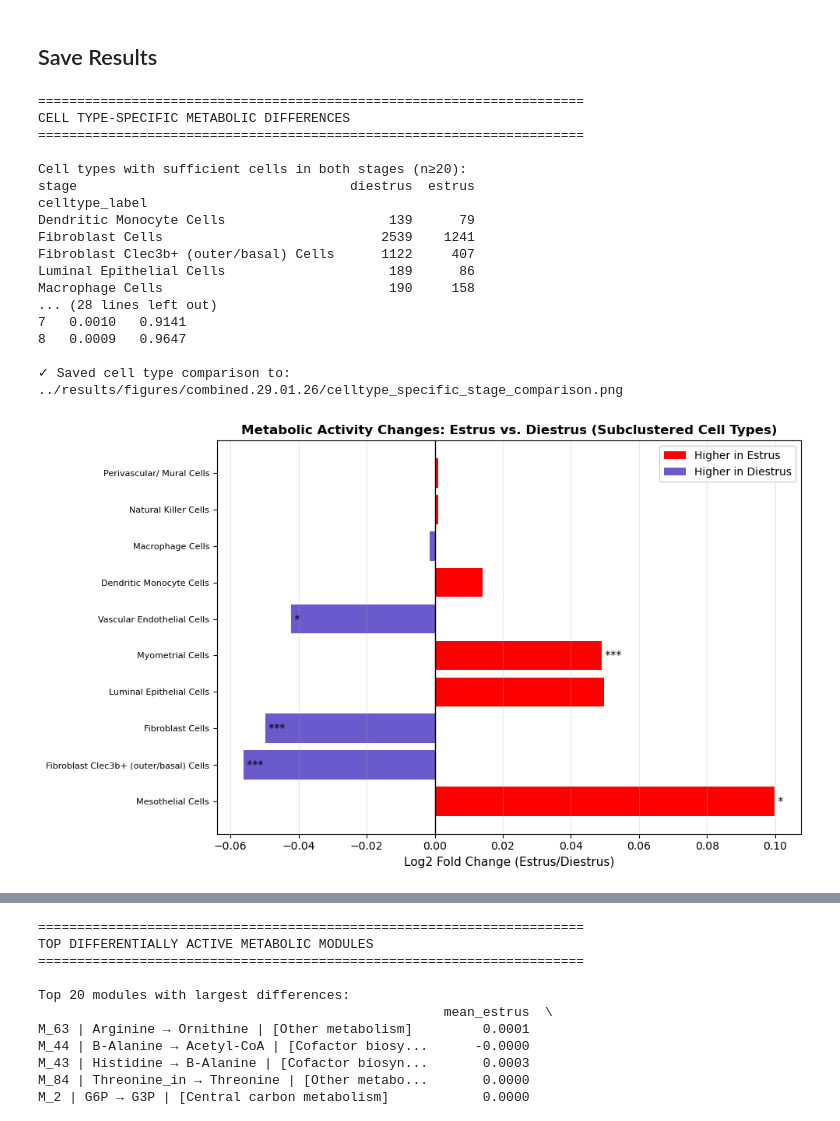
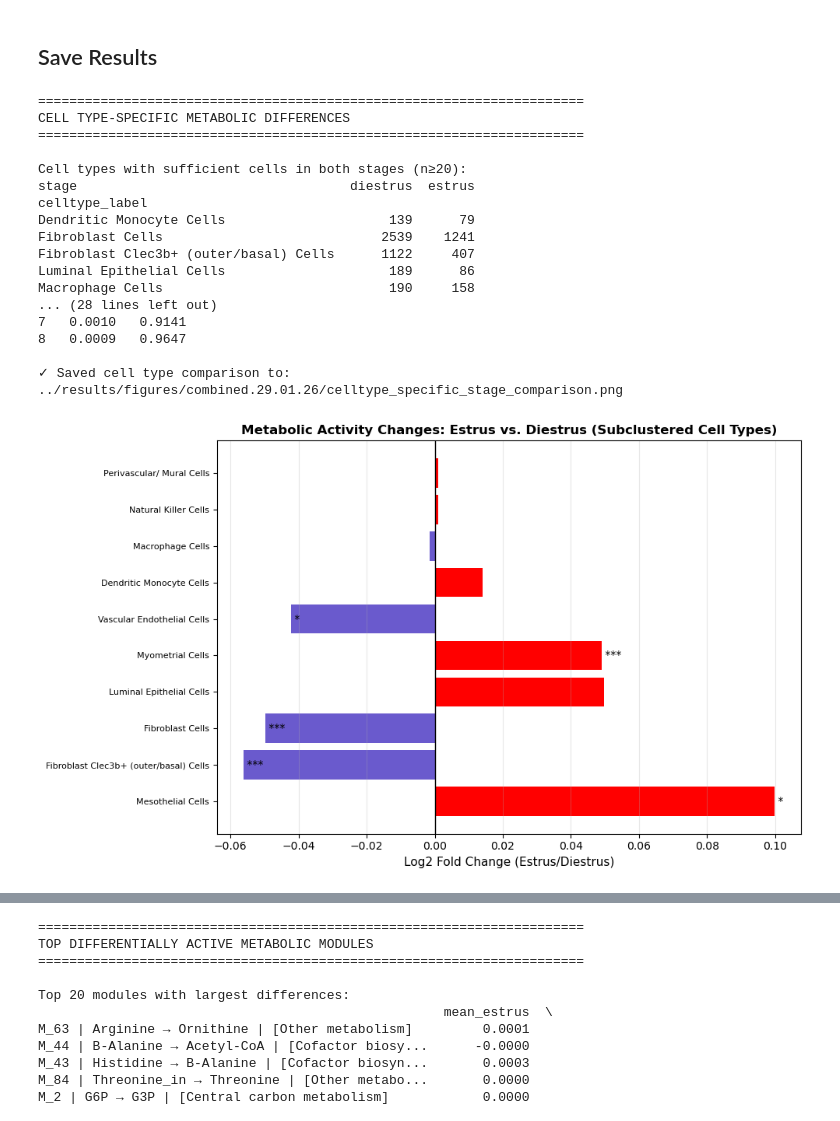
Before and after one commit to gthornes/FLUXestimatorGT, a Jupyter notebook: notebooks/03_flux_estimation.ipynb, the cells around one changed output, grey strips where cells are left out. Drawn from its saved outputs; the diff is of its cells as text; code cells hidden in the pictures.

```diff
--- a/notebooks/03_flux_estimation.ipynb
+++ b/notebooks/03_flux_estimation.ipynb
@@ -527,13 +648,13 @@ if flux_files and 'stage' in flux_by_cell.columns:
     ax.axvline(0, color='black', linewidth=1)
     ax.grid(axis='x', alpha=0.3)
 
-    # Add legend for colors
-    from matplotlib.patches import Patch
-    legend_elements = [
-        Patch(facecolor='red', label='Higher in Estrus'),
-        Patch(facecolor='slateblue', label='Higher in Diestrus')
-    ]
-    ax.legend(handles=legend_elements, loc='upper right', framealpha=0.9)
+    # # Add legend for colors
+    # from matplotlib.patches import Patch
+    # legend_elements = [
+    #     Patch(facecolor='red', label='Higher in Estrus'),
+    #     Patch(facecolor='slateblue', label='Higher in Diestrus')
+    # ]
+    # ax.legend(handles=legend_elements, loc='upper right', framealpha=0.9)
 
     # Add significance markers
     for i, (idx, row) in enumerate(ct_comparison.iterrows()):
@@ -542,34 +663,34 @@ if flux_files and 'stage' in flux_by_cell.columns:
         elif row['p_value'] < 0.01:
             ax.text(row['log2_fc'], i, ' **', va='center', fontsize=10)
         elif row['p_value'] < 0.05:
             ax.text(row['log2_fc'], i, ' *', va='center', fontsize=10)
 
     plt.tight_layout()
     plt.savefig(f'{fig_output_dir}/celltype_specific_stage_comparison.png', dpi=150, bbox_inches='tight')
     print(f"\n✓ Saved cell type comparison to: {fig_output_dir}/celltype_specific_stage_comparison.png")
     plt.show()
 
 else:
     print("Stage information not available for cell type-specific comparison.")
 # %% [output]
 ======================================================================
 CELL TYPE-SPECIFIC METABOLIC DIFFERENCES
 ======================================================================
 
 Cell types with sufficient cells in both stages (n≥20):
 stage                                   diestrus  estrus
 celltype_label
 Dendritic Monocyte Cells                     139      79
 Fibroblast Cells                            2539    1241
 Fibroblast Clec3b+ (outer/basal) Cells      1122     407
 Luminal Epithelial Cells                     189      86
 Macrophage Cells                             190     158
 ... (28 lines left out)
 7   0.0010   0.9141
 8   0.0009   0.9647
 
 ✓ Saved cell type comparison to: ../results/figures/combined.29.01.26/celltype_specific_stage_comparison.png
-[figure, old version]
+[figure, new version]
 # %%
 # Visualize estrus vs. diestrus comparison
 if flux_files and 'stage' in flux_by_cell.columns:
```
Also changed, not shown: parts of 4 cells of this notebook, 5 other files.
